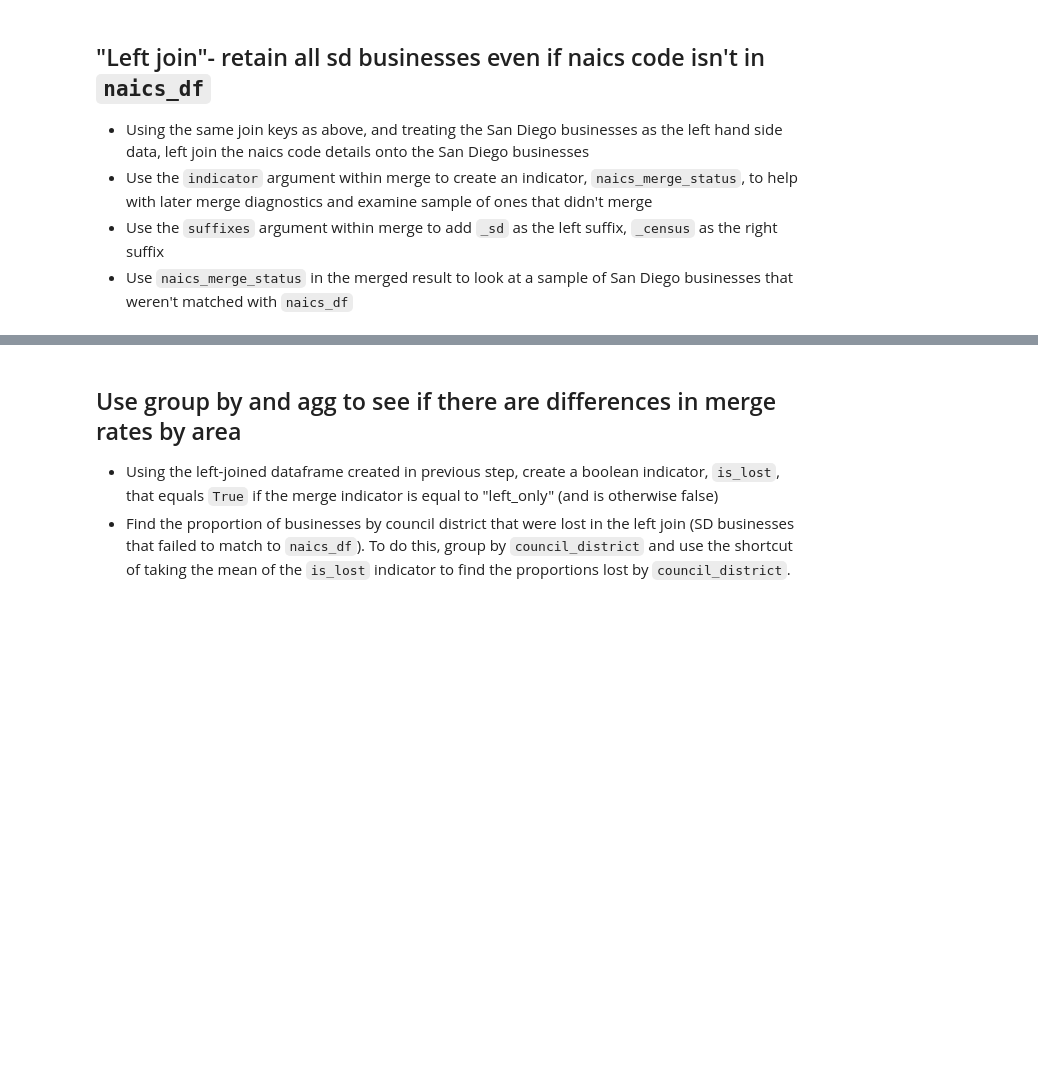
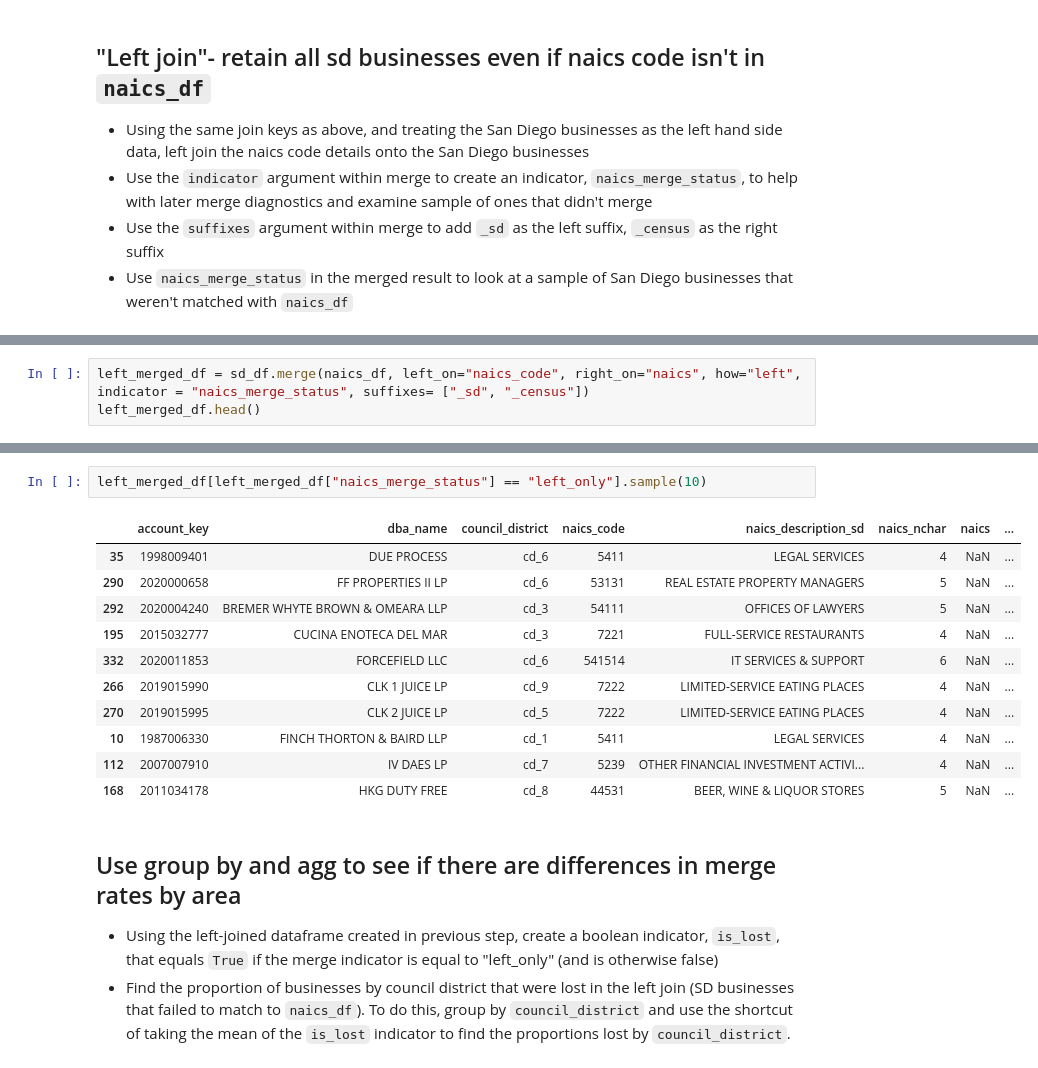
Before and after one commit to charlie77-7/QSS20-S26, a Jupyter notebook: my_work/03_merging_exact_lecture6.ipynb, the cells around one changed output, grey strips where cells are left out. Cells and saved outputs as stored; diff of their text form; blank space fills up the shorter version.

```diff
--- a/my_work/03_merging_exact_lecture6.ipynb
+++ b/my_work/03_merging_exact_lecture6.ipynb
@@ -123,0 +128,3 @@ Name: count, dtype: int64
+# %%
+left_merged_df = sd_df.merge(naics_df, left_on="naics_code", right_on="naics", how="left", indicator = "naics_merge_status", suffixes= ["_sd", "_census"])
+left_merged_df.head()
@@ -124,3 +138,17 @@ Name: count, dtype: int64
+# %%
+left_merged_df[left_merged_df["naics_merge_status"] == "left_only"].sample(10)
+# %% [output]
+|  | account_key | dba_name | council_district | naics_code | naics_description_sd | naics_nchar | naics | ... |
+| 35 | 1998009401 | DUE PROCESS | cd_6 | 5411 | LEGAL SERVICES | 4 | NaN | ... |
+| 290 | 2020000658 | FF PROPERTIES II LP | cd_6 | 53131 | REAL ESTATE PROPERTY MANAGERS | 5 | NaN | ... |
+| 292 | 2020004240 | BREMER WHYTE BROWN & OMEARA LLP | cd_3 | 54111 | OFFICES OF LAWYERS | 5 | NaN | ... |
+| 195 | 2015032777 | CUCINA ENOTECA DEL MAR | cd_3 | 7221 | FULL-SERVICE RESTAURANTS | 4 | NaN | ... |
+| 332 | 2020011853 | FORCEFIELD LLC | cd_6 | 541514 | IT SERVICES & SUPPORT | 6 | NaN | ... |
+| 266 | 2019015990 | CLK 1 JUICE LP | cd_9 | 7222 | LIMITED-SERVICE EATING PLACES | 4 | NaN | ... |
+| 270 | 2019015995 | CLK 2 JUICE LP | cd_5 | 7222 | LIMITED-SERVICE EATING PLACES | 4 | NaN | ... |
+| 10 | 1987006330 | FINCH THORTON & BAIRD LLP | cd_1 | 5411 | LEGAL SERVICES | 4 | NaN | ... |
+| 112 | 2007007910 | IV DAES LP | cd_7 | 5239 | OTHER FINANCIAL INVESTMENT ACTIVI... | 4 | NaN | ... |
+| 168 | 2011034178 | HKG DUTY FREE | cd_8 | 44531 | BEER, WINE & LIQUOR STORES | 5 | NaN | ... |
 # %% [markdown]
 ## Use group by and agg to see if there are differences in merge rates by area
 
```
Also changed, not shown: parts of 10 cells of this notebook.
